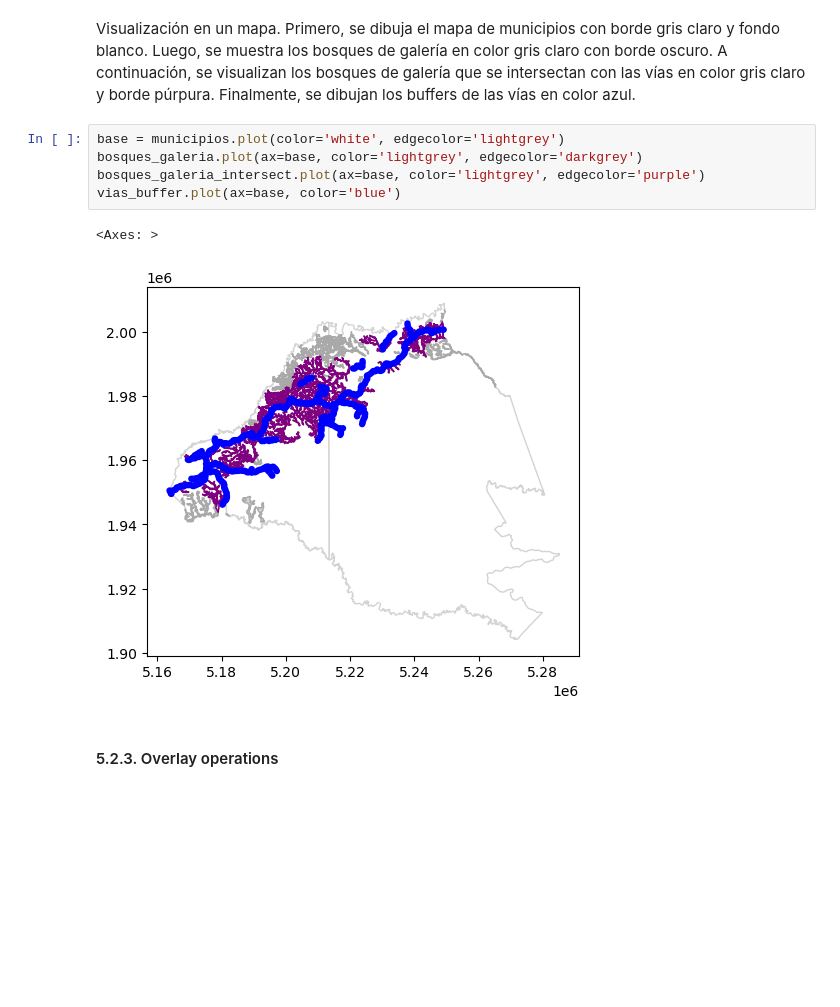
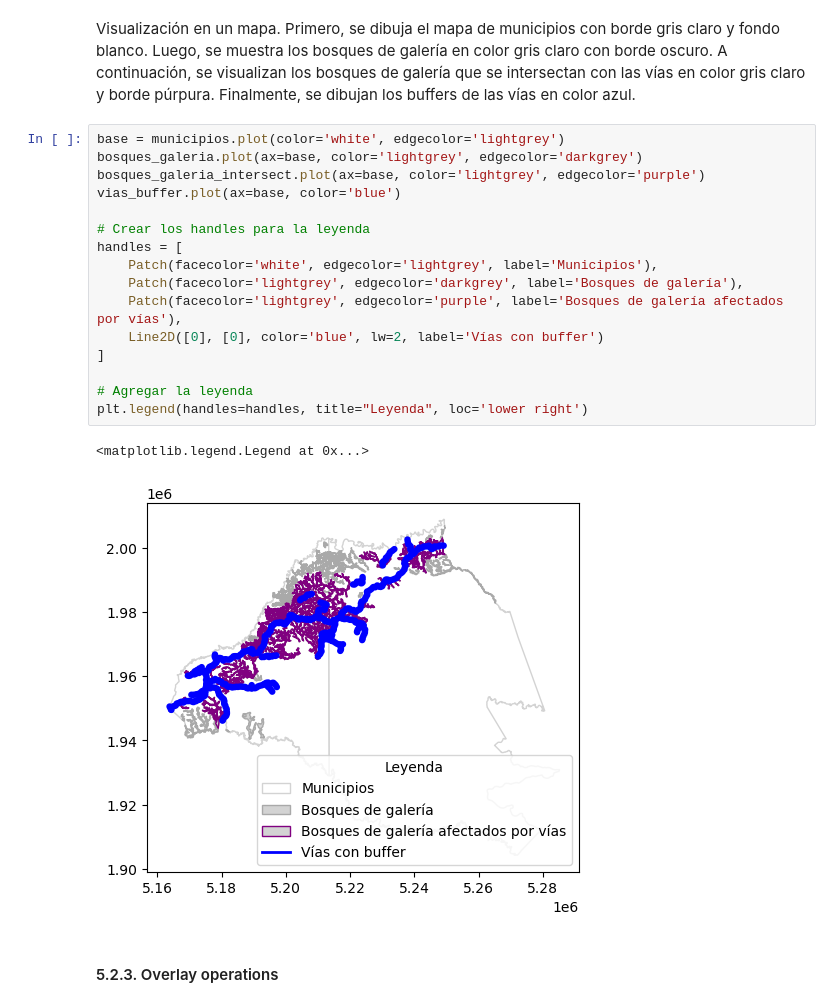
Before and after one commit to Lmfernanda/Workshop_2_Attribute_and_Spatial_Data_Operations, a Jupyter notebook: Workshop.ipynb, the cells around one changed output. Drawn from its saved outputs; the diff is of its cells as text; blank space fills up the shorter version.

Commit message:
:art: legends

```diff
--- a/Workshop.ipynb
+++ b/Workshop.ipynb
@@ -396,11 +454,22 @@ Visualización en un mapa. Primero, se dibuja el mapa de municipios con borde gr
 # %%
 base = municipios.plot(color='white', edgecolor='lightgrey')
 bosques_galeria.plot(ax=base, color='lightgrey', edgecolor='darkgrey')
 bosques_galeria_intersect.plot(ax=base, color='lightgrey', edgecolor='purple')
 vias_buffer.plot(ax=base, color='blue')
+
+# Crear los handles para la leyenda
+handles = [
+    Patch(facecolor='white', edgecolor='lightgrey', label='Municipios'),
+    Patch(facecolor='lightgrey', edgecolor='darkgrey', label='Bosques de galería'),
+    Patch(facecolor='lightgrey', edgecolor='purple', label='Bosques de galería afectados por vías'),
+    Line2D([0], [0], color='blue', lw=2, label='Vías con buffer')
+]
+
+# Agregar la leyenda
+plt.legend(handles=handles, title="Leyenda", loc='lower right')
 # %% [output]
-<Axes: >
+<matplotlib.legend.Legend at 0x...>
-[figure, old version]
+[figure, new version]
 # %% [markdown]
 #### 5.2.3. Overlay operations
 # %% [markdown]
```
Also changed, not shown: parts of 12 cells of this notebook.
